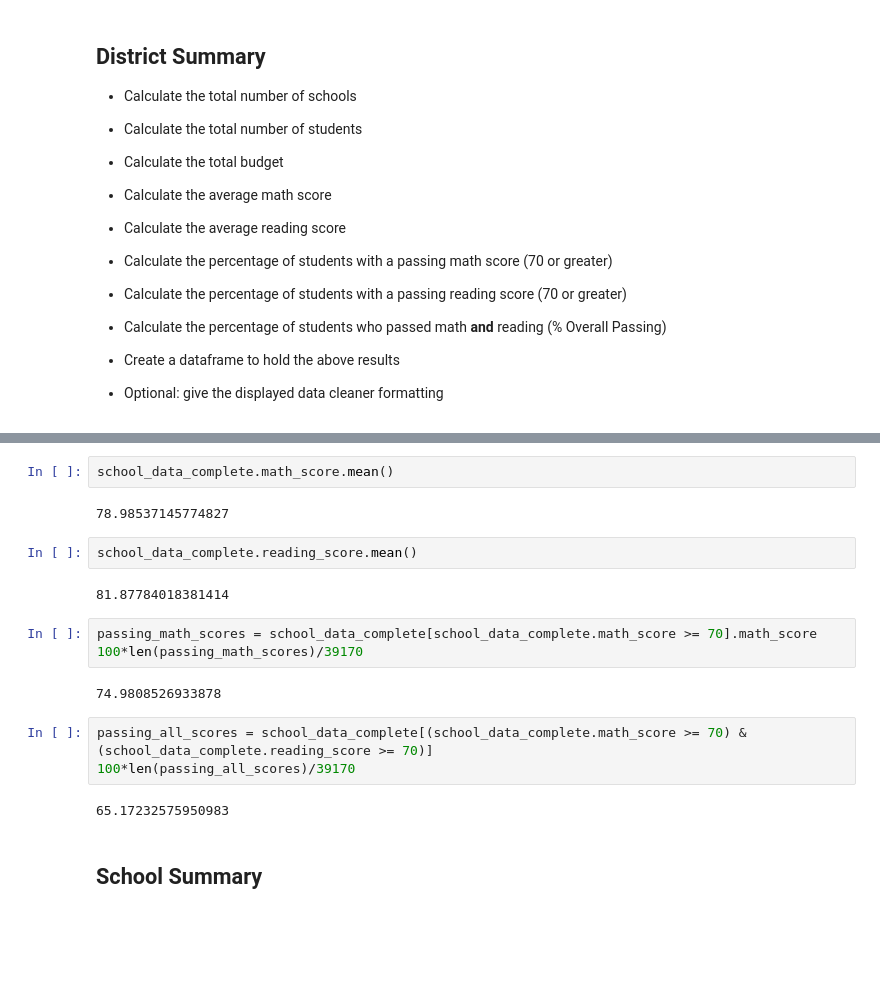
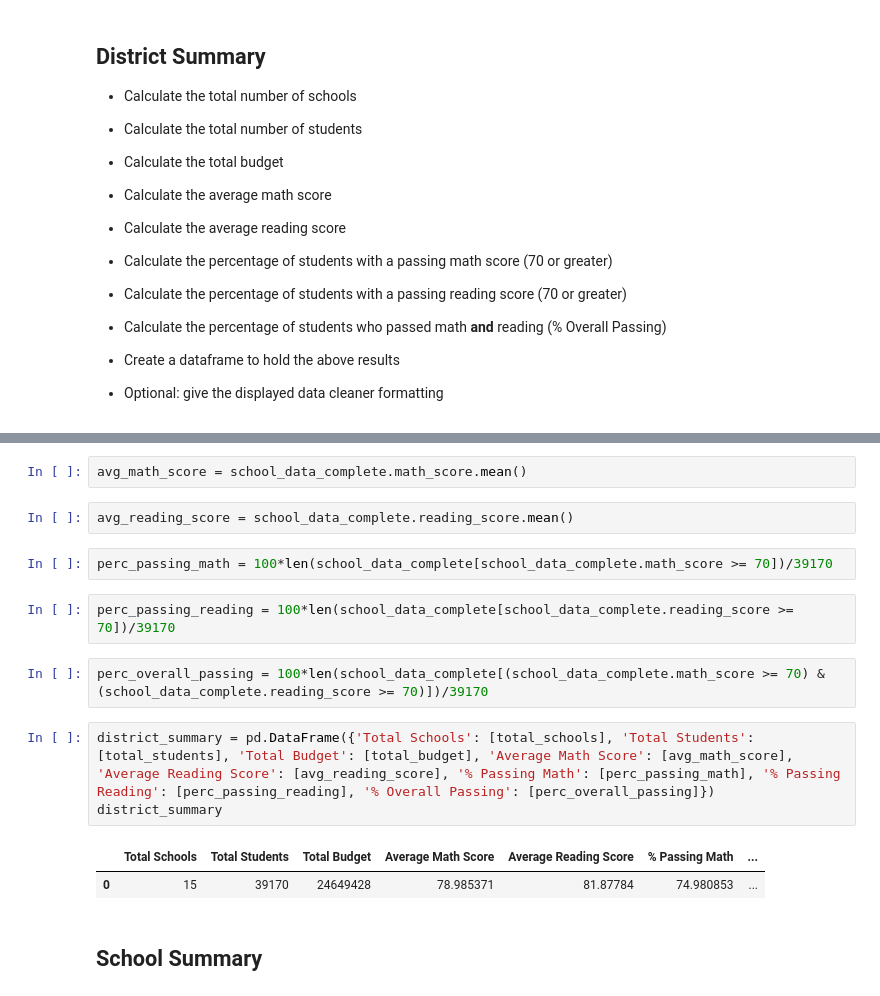
Before and after one commit to palominocp/pandas-challenge, a Jupyter notebook: PyCitySchools/PyCitySchools_starter.ipynb, the cells around one changed output, grey strips where cells are left out. Saved outputs shown, nothing was run; the diff lists cells and outputs as text; blank space fills up the shorter version.

Commit message:
District Summary Report

```diff
--- a/PyCitySchools/PyCitySchools_starter.ipynb
+++ b/PyCitySchools/PyCitySchools_starter.ipynb
@@ -53,21 +46,19 @@ school_data_complete.budget.unique().sum()
 # %%
-school_data_complete.math_score.mean()
+avg_math_score = school_data_complete.math_score.mean()
-# %% [output]
-78.98537145774827
 # %%
-school_data_complete.reading_score.mean()
+avg_reading_score = school_data_complete.reading_score.mean()
-# %% [output]
-81.87784018381414
 # %%
-passing_math_scores = school_data_complete[school_data_complete.math_score >= 70].math_score
-100*len(passing_math_scores)/39170
+perc_passing_math = 100*len(school_data_complete[school_data_complete.math_score >= 70])/39170
-# %% [output]
-74.9808526933878
+# %%
+perc_passing_reading = 100*len(school_data_complete[school_data_complete.reading_score >= 70])/39170
 # %%
-passing_all_scores = school_data_complete[(school_data_complete.math_score >= 70) & (school_data_complete.reading_score >= 70)]
-100*len(passing_all_scores)/39170
+perc_overall_passing = 100*len(school_data_complete[(school_data_complete.math_score >= 70) & (school_data_complete.reading_score >= 70)])/39170
-# %% [output]
-65.17232575950983
+# %%
+district_summary = pd.DataFrame({'Total Schools': [total_schools], 'Total Students': [total_students], 'Total Budget': [total_budget], 'Average Math Score': [avg_math_score], 'Average Reading Score': [avg_reading_score], '% Passing Math': [perc_passing_math], '% Passing Reading': [perc_passing_reading], '% Overall Passing': [perc_overall_passing]})
+district_summary
+# %% [output]
+|  | Total Schools | Total Students | Total Budget | Average Math Score | Average Reading Score | % Passing Math | ... |
+| 0 | 15 | 39170 | 24649428 | 78.985371 | 81.87784 | 74.980853 | ... |
 # %% [markdown]
 ## School Summary
 # %% [markdown]
```
Also changed, not shown: parts of 3 cells of this notebook.
